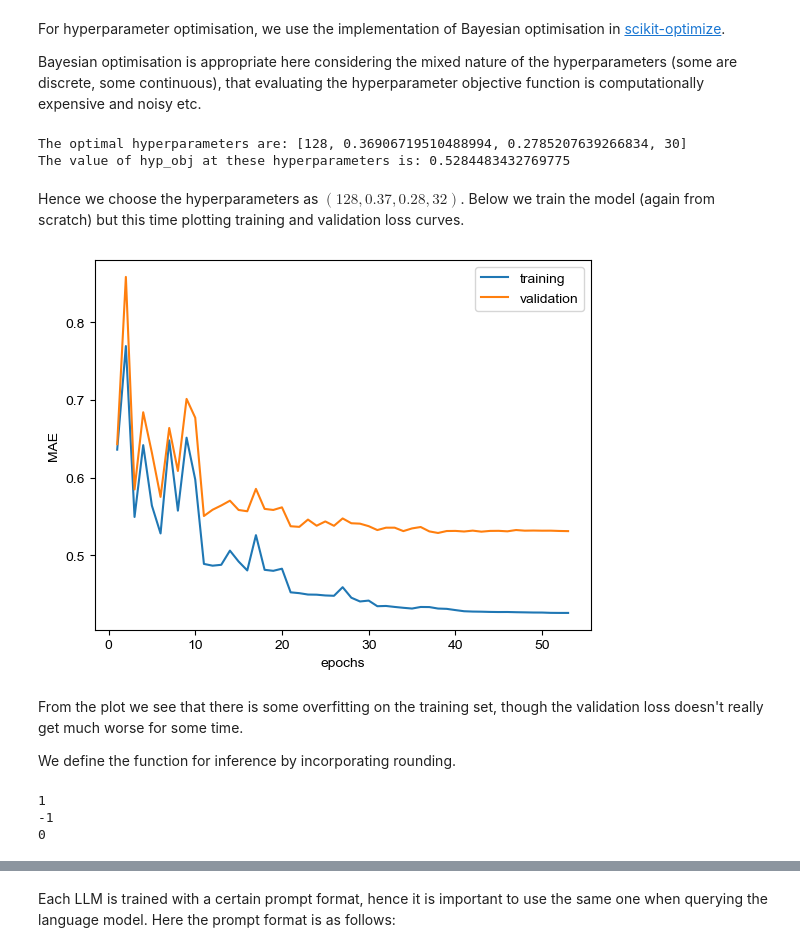
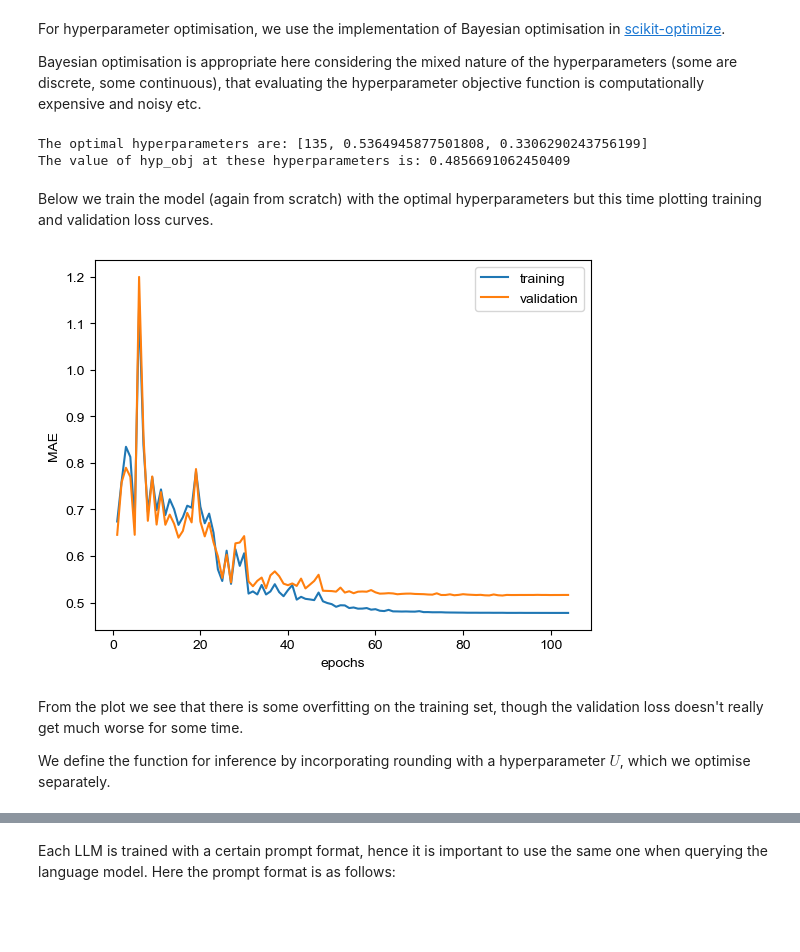
Before and after one commit to christopherdunkin/expl-j-nlp, a Jupyter notebook: j_sentiment_analysis.ipynb, the cells around one changed output, grey strips where cells are left out. Drawn from its saved outputs; the diff is of its cells as text; code cells hidden in the pictures; blank space fills up the shorter version.

```diff
--- a/j_sentiment_analysis.ipynb
+++ b/j_sentiment_analysis.ipynb
@@ -451,12 +454,12 @@ We use PyTorch to implement the network.
 # Prepare training data
 
 train_X = Tensor(np.array([document_embedding(s) for s in train['Sentence']], dtype = 'float32'))
-train_y = unsqueeze(Tensor(np.array(train['Reader1_Sentiment'], dtype = 'float32')), 1)
+train_y = unsqueeze(Tensor(np.array(train['Sentiment'], dtype = 'float32')), 1)
 # %%
 # Prepare validation data
 
 validate_X = Tensor(np.array([document_embedding(s) for s in validate['Sentence']], dtype = 'float32'))
-validate_y = unsqueeze(Tensor(np.array(validate['Reader1_Sentiment'], dtype = 'float32')), 1)
+validate_y = unsqueeze(Tensor(np.array(validate['Sentiment'], dtype = 'float32')), 1)
 # %%
 # Define weight initialisation function
 
@@ -486,17 +489,17 @@ class EarlyStopper:
 # Define hyperparameter optimisation objective function
 # The function takes a tuple of hyperparameters, defines and trains the model with those hyperparameters, and returns the MSE on the validation set
 
-def hyp_obj(d, initial_lr, g, b):
+def hyp_obj(d, initial_lr, g):
 
     model = nn.Sequential(nn.Linear(300, d), nn.ReLU(), nn.Linear(d, d), nn.ReLU(), nn.Linear(d, 1))
     model.apply(weight_init)
 
     loss_function = nn.L1Loss()
-    optimiser = SGD(model.parameters(), lr = initial_lr)
+    optimiser = SGD(model.parameters(), lr = initial_lr, momentum = 0.9)
     scheduler = StepLR(optimiser, step_size = 10, gamma = g)
 
     train_dataset = TensorDataset(train_X, train_y)
-    data_loader = DataLoader(train_dataset, batch_size = b, shuffle = True, drop_last = True)
+    data_loader = DataLoader(train_dataset, batch_size = 32, shuffle = True, drop_last = True)
 
     early_stopper = EarlyStopper(patience = 15)
 
@@ -525,28 +528,32 @@ Bayesian optimisation is appropriate here considering the mixed nature of the hy
 def f(x):
     return hyp_obj(*x)
 
-dimensions_list = [Integer(10, 200, dtype = int), Real(0.1, 0.8, dtype = float), Real(0.1, 0.7, dtype = float), Integer(16, 256, dtype = int)]
+dimensions_list = [Integer(50, 150, dtype = int), Real(0.1, 0.8, dtype = float), Real(0.1, 0.7, dtype = float)]
 res = gp_minimize(f, dimensions_list, n_calls = 15, n_initial_points = 5, random_state = 0)
 print('The optimal hyperparameters are:', res.x)
 print('The value of hyp_obj at these hyperparameters is:', res.fun)
 # %% [output]
-The optimal hyperparameters are: [128, 0.36906719510488994, 0.2785207639266834, 30]
-The value of hyp_obj at these hyperparameters is: 0.5284483432769775
+The optimal hyperparameters are: [135, 0.5364945877501808, 0.3306290243756199]
+The value of hyp_obj at these hyperparameters is: 0.4856691062450409
 # %% [markdown]
-Hence we choose the hyperparameters as $(128, 0.37, 0.28, 32)$. Below we train the model (again from scratch) but this time plotting training and validation loss curves.
+Below we train the model (again from scratch) with the optimal hyperparameters but this time plotting training and validation loss curves.
 # %%
 # Train model with optimal hyperparameters + plot training vs validation curves
+
+d = res.x[0]
+initial_lr = res.x[1]
+g = res.x[2]
 
 epochs = []
 training_losses = []
 validation_losses = []
 
-model = nn.Sequential(nn.Linear(300, 128), nn.ReLU(), nn.Linear(128, 128), nn.ReLU(), nn.Linear(128, 1))
+model = nn.Sequential(nn.Linear(300, d), nn.ReLU(), nn.Linear(d, d), nn.ReLU(), nn.Linear(d, 1))
 model.apply(weight_init)
 
 loss_function = nn.L1Loss()
-optimiser = SGD(model.parameters(), lr = 0.37)
-scheduler = StepLR(optimiser, step_size = 10, gamma = 0.28)
+optimiser = SGD(model.parameters(), lr = initial_lr, momentum = 0.9)
+scheduler = StepLR(optimiser, step_size = 10, gamma = g)
 
 train_dataset = TensorDataset(train_X, train_y)
 data_loader = DataLoader(train_dataset, batch_size = 32, shuffle = True, drop_last = True)
@@ -554,35 +561,35 @@ data_loader = DataLoader(train_dataset, batch_size = 32, shuffle = True, drop_la
 early_stopper = EarlyStopper(patience = 15)
 
 for epoch in range(1, 150):
     epochs.append(epoch)
     for i, batch in enumerate(data_loader):
         batch_X, batch_y = batch
         optimiser.zero_grad()
         loss = loss_function(model(batch_X), batch_y)
         loss.backward()
         nn.utils.clip_grad_norm_(model.parameters(), 5)
         optimiser.step()
     with no_grad():
         tr_loss = loss_function(model(train_X), train_y).item()
         training_losses.append(tr_loss)
     scheduler.step()
     with no_grad():
         val_loss = loss_function(model(validate_X), validate_y).item()
         validation_losses.append(val_loss)
     if early_stopper.early_stop(val_loss):
         break
 
 plt.plot(np.array(epochs), np.array(training_losses), label = 'training')
 plt.plot(np.array(epochs), np.array(validation_losses), label = 'validation')
 
 plt.xlabel('epochs')
 plt.ylabel('MAE')
 plt.legend()
 
 plt.show()
 # %% [output]
-[figure, old version]
+[figure, new version]
 # %% [markdown]
 From the plot we see that there is some overfitting on the training set, though the validation loss doesn't really get much worse for some time.
 
-We define the function for inference by incorporating rounding.
+We define the function for inference by incorporating rounding with a hyperparameter $U$, which we optimise separately.
@@ -596,10 +595,0 @@ def ordinal_neural(sentence):
-# %%
-# Demonstration
-
-print(ordinal_neural('うれしい～'))
-print(ordinal_neural('そんな男嫌いだ'))
-print(ordinal_neural('まあまあだったかな'))
-# %% [output]
-1
--1
-0
```
Also changed, not shown: parts of 52 cells of this notebook.
